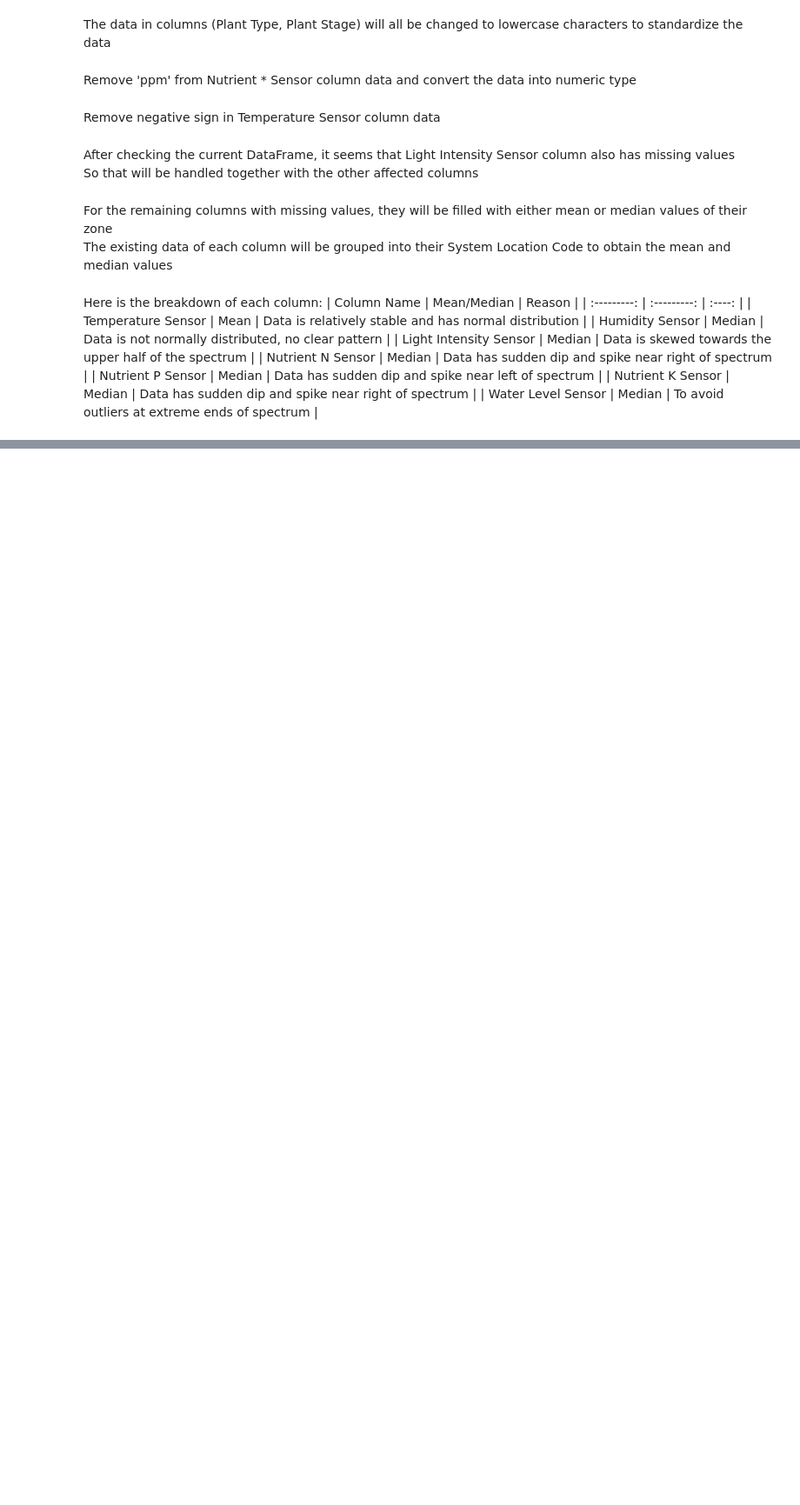
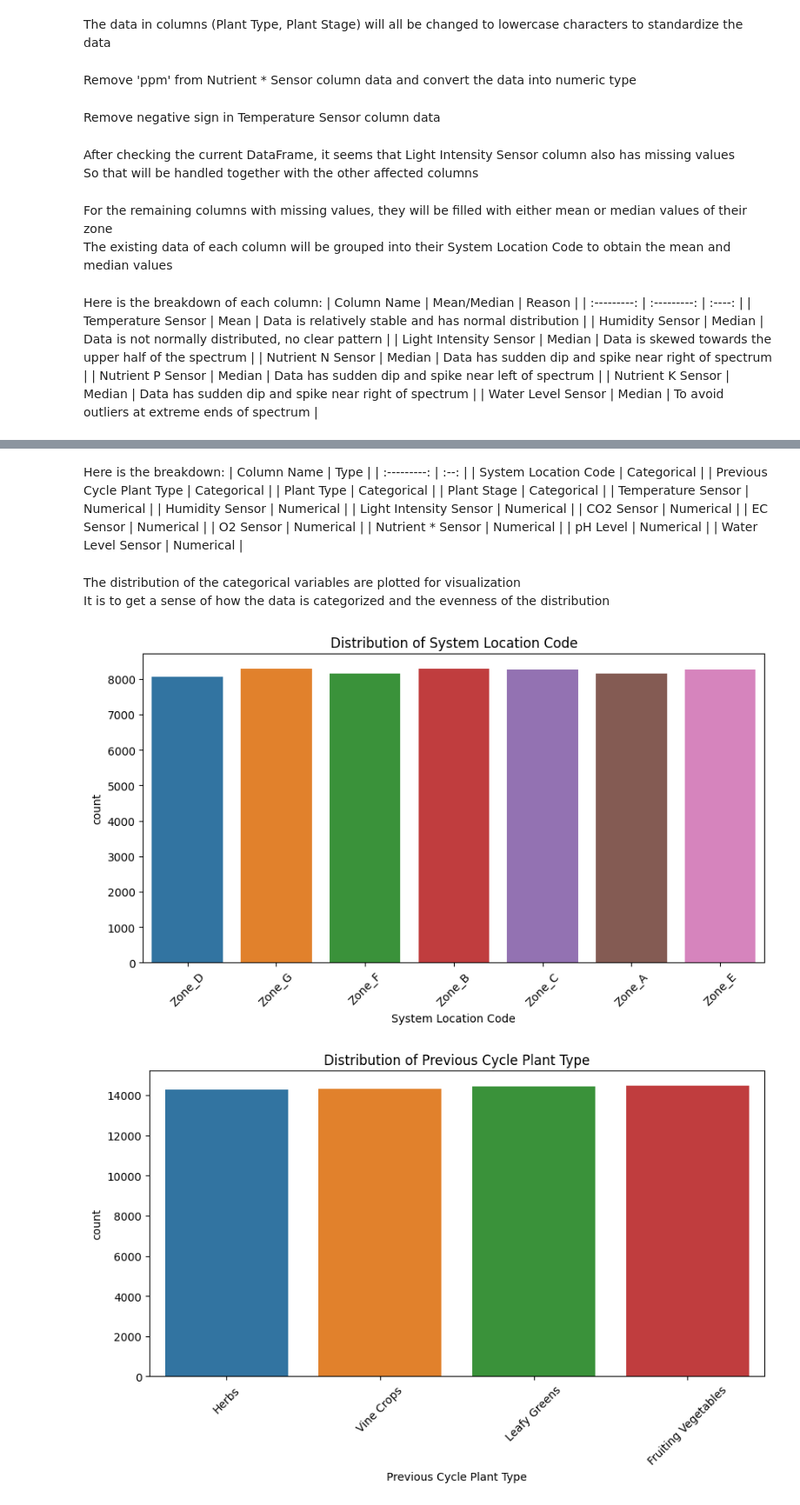
Before and after one commit to chuanseng-ng/aiap19-ng-chuan-seng-611J, a Jupyter notebook: eda.ipynb, the cells around one changed output, grey strips where cells are left out. Shown at 87% size. Drawn from its saved outputs; the diff is of its cells as text; code cells hidden in the pictures; blank space fills up the shorter version.

Commit message:
[Task_1] Update eda.ipynb - Completed EDA on SQL table data - Replaced missing values with either mean/median - Plot distribution of categorical/numerical variables

```diff
--- a/eda.ipynb
+++ b/eda.ipynb
@@ -170,0 +200,16 @@ Here is the breakdown of each column:
+# %%
+# Create new DataFrame for data after removing missing values
+clean_farm_data_df = farm_data_df
+
+# Replace 'Temperature Sensor' column missing value with mean
+clean_farm_data_df[temp_sensor_col_name] = clean_farm_data_df[temp_sensor_col_name].fillna(clean_farm_data_df[temp_sensor_col_name].mean())
+
+nan_col_list = clean_farm_data_df.columns[clean_farm_data_df.isnull().any()].tolist()
+# Remove 'Temperature Sensor' column name from list as it uses mean instead of median
+nan_col_list = [col for col in nan_col_list if col != temp_sensor_col_name]
+
+# Replace remaining affected column missing value with median
+for col_name in nan_col_list:
+    clean_farm_data_df[col_name] = clean_farm_data_df[col_name].fillna(clean_farm_data_df[col_name].median())
+
+clean_farm_data_df
@@ -170,0 +234,35 @@ Here is the breakdown of each column:
+# %% [markdown]
+Here is the breakdown:
+| Column Name | Type |
+| :---------: | :--: |
+| System Location Code | Categorical |
+| Previous Cycle Plant Type | Categorical |
+| Plant Type | Categorical |
+| Plant Stage | Categorical |
+| Temperature Sensor | Numerical |
+| Humidity Sensor | Numerical |
+| Light Intensity Sensor | Numerical |
+| CO2 Sensor | Numerical |
+| EC Sensor | Numerical |
+| O2 Sensor | Numerical |
+| Nutrient * Sensor | Numerical |
+| pH Level | Numerical |
+| Water Level Sensor | Numerical |
+# %% [markdown]
+The distribution of the categorical variables are plotted for visualization <br>
+It is to get a sense of how the data is categorized and the evenness of the distribution
+# %%
+import matplotlib.pyplot as plt
+import seaborn as sns
+
+cat_col_list = ["System Location Code", "Previous Cycle Plant Type", "Plant Type", "Plant Stage"]
+
+for col_name in cat_col_list:
+    plt.figure(figsize=(10,5))
+    sns.countplot(x=col_name, data=clean_farm_data_df)
+    plt.title(f"Distribution of {col_name}")
+    plt.xticks(rotation=45)
+    plt.show()
+# %% [output]
+[figure, added]
+[figure, added]
```
Also changed, not shown: parts of 11 cells of this notebook.
